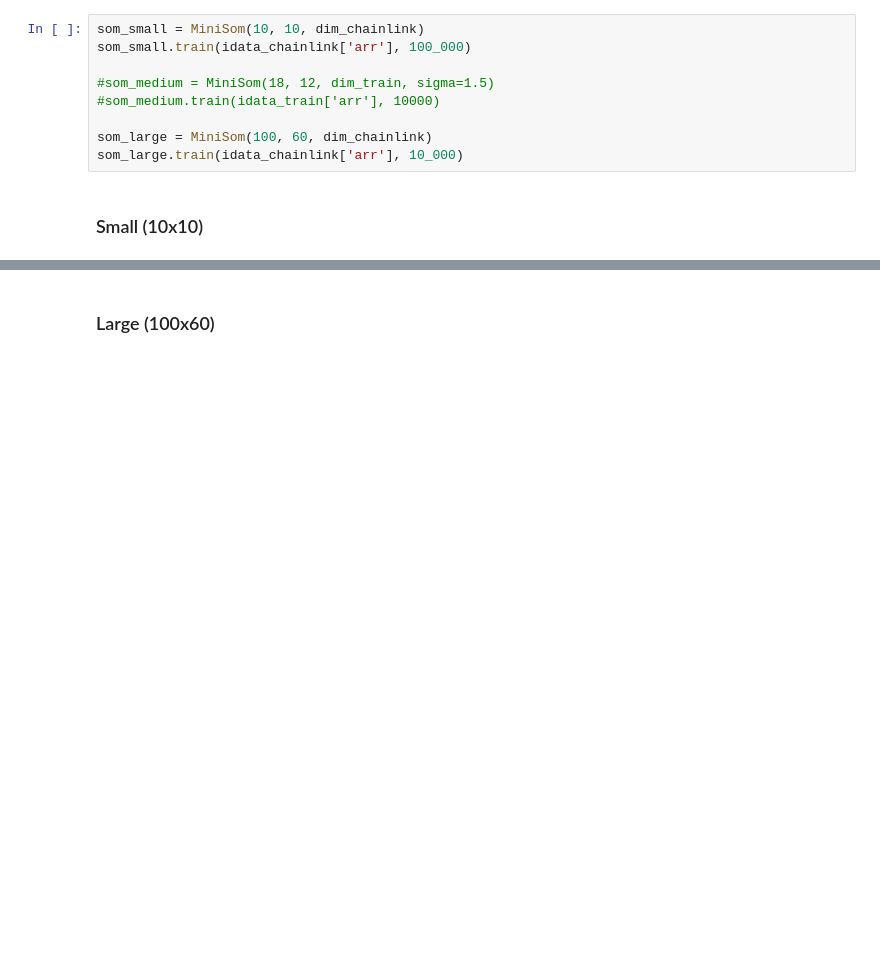
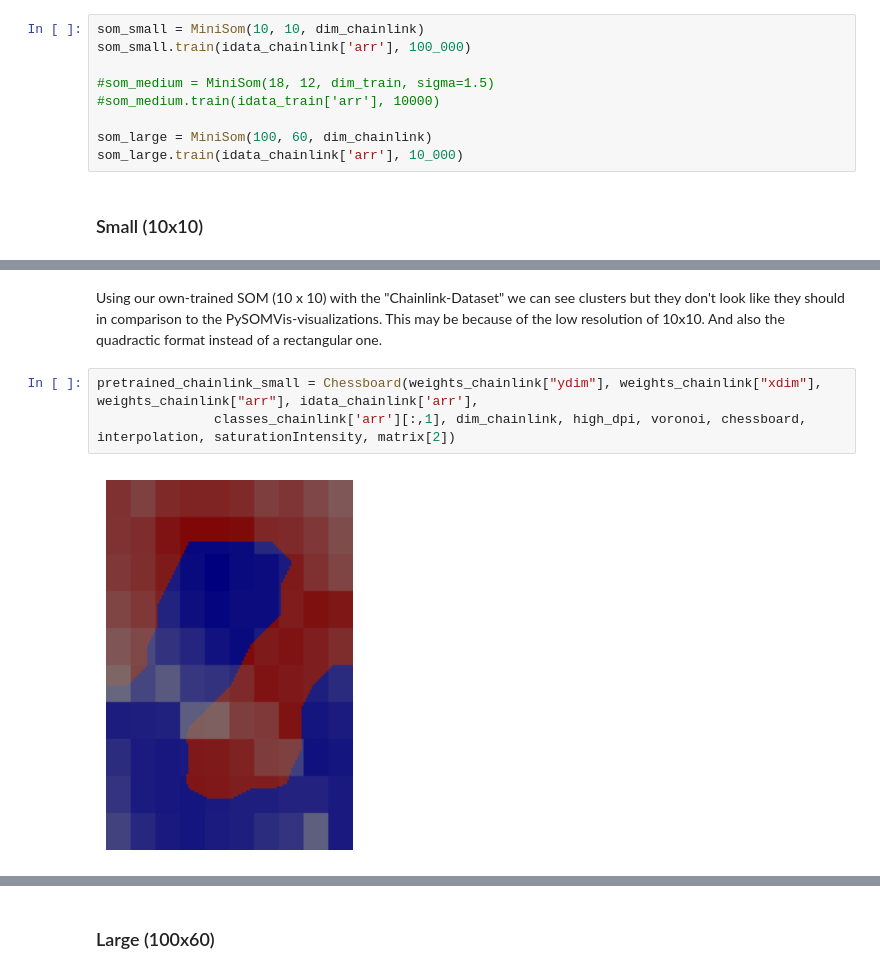
Before and after one commit to marlederer/PySOMVis_Coding_I_2023, a Jupyter notebook: PySOMVis/coding_assignment.ipynb, the cells around one changed output, grey strips where cells are left out. Drawn from its saved outputs; the diff is of its cells as text; blank space fills up the shorter version.

```diff
--- a/PySOMVis/coding_assignment.ipynb
+++ b/PySOMVis/coding_assignment.ipynb
@@ -492,0 +525,7 @@ c = Chessboard(10, 10, som_small._weights, idata_chainlink['arr'], classes_chain
+# %% [markdown]
+Using our own-trained SOM (10 x 10) with the "Chainlink-Dataset" we can see clusters but they don't look like they should in comparison to the PySOMVis-visualizations. This may be because of the low resolution of 10x10. And also the quadractic format instead of a rectangular one.
+# %%
+pretrained_chainlink_small = Chessboard(weights_chainlink["ydim"], weights_chainlink["xdim"], weights_chainlink["arr"], idata_chainlink['arr'],
+               classes_chainlink['arr'][:,1], dim_chainlink, high_dpi, voronoi, chessboard, interpolation, saturationIntensity, matrix[2])
+# %% [output]
+[figure, added]
```
Also changed, not shown: parts of 18 cells of this notebook, 1 other file.
